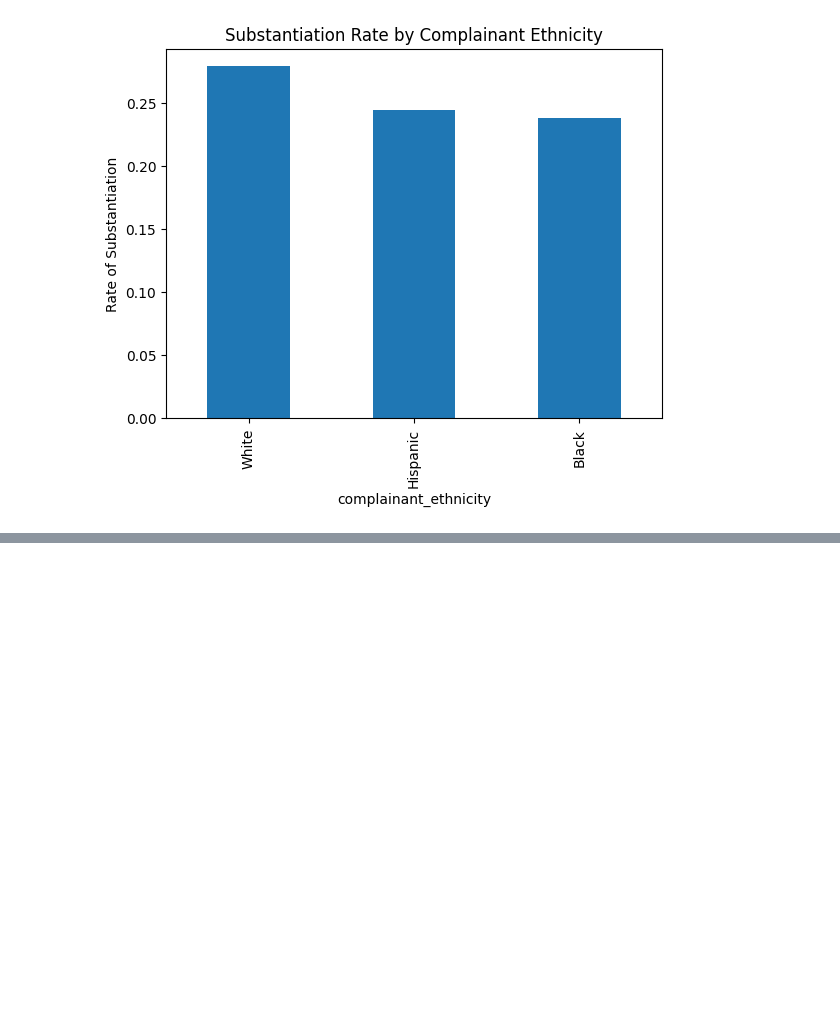
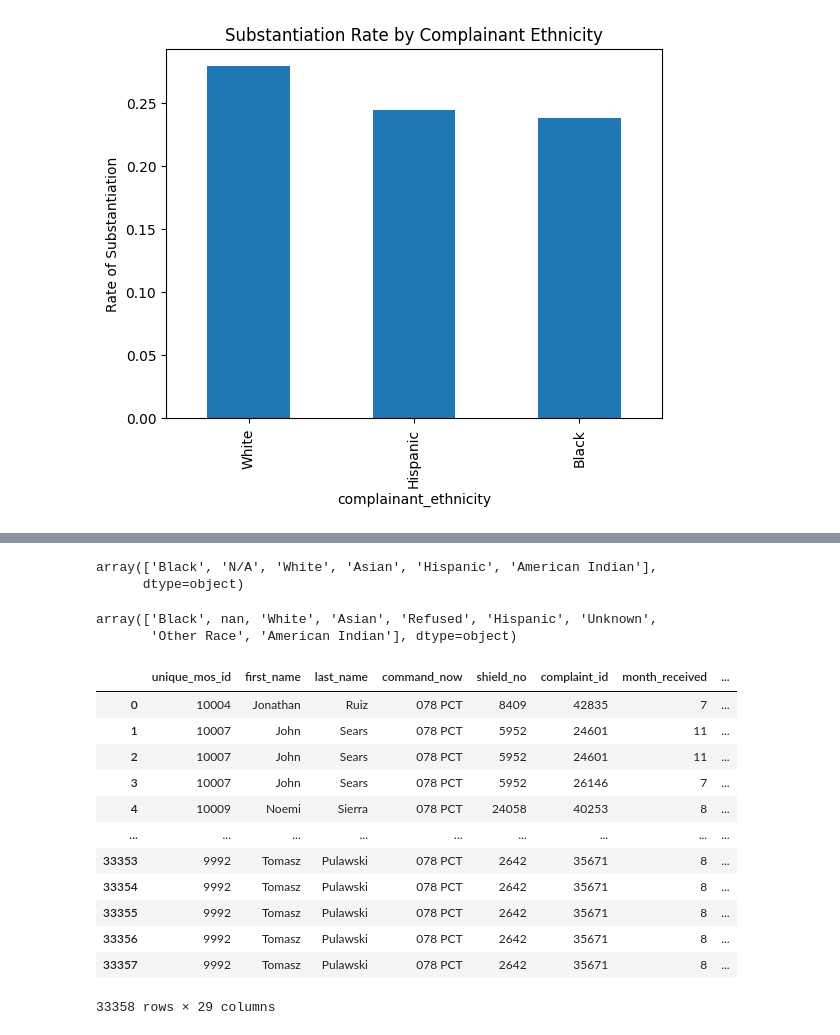
Before and after one commit to VuLe005/Dsc106-project2, a Jupyter notebook: nypd.ipynb, the cells around one changed output, grey strips where cells are left out. Drawn from its saved outputs; the diff is of its cells as text; code cells hidden in the pictures; blank space fills up the shorter version.

```diff
--- a/nypd.ipynb
+++ b/nypd.ipynb
@@ -276,0 +310,26 @@ plt.show()
+# %%
+allegations_eth_cln['complainant_ethnicity'].unique()
+# %% [output]
+array(['Black', 'N/A', 'White', 'Asian', 'Hispanic', 'American Indian'],
+      dtype=object)
+# %%
+allegations_eth_cln = allegations.copy()
+# %% [output]
+array(['Black', nan, 'White', 'Asian', 'Refused', 'Hispanic', 'Unknown',
+       'Other Race', 'American Indian'], dtype=object)
+# %%
+allegations
+# %% [output]
+|  | unique_mos_id | first_name | last_name | command_now | shield_no | complaint_id | month_received | ... |
+| 0 | 10004 | Jonathan | Ruiz | 078 PCT | 8409 | 42835 | 7 | ... |
+| 1 | 10007 | John | Sears | 078 PCT | 5952 | 24601 | 11 | ... |
+| 2 | 10007 | John | Sears | 078 PCT | 5952 | 24601 | 11 | ... |
+| 3 | 10007 | John | Sears | 078 PCT | 5952 | 26146 | 7 | ... |
+| 4 | 10009 | Noemi | Sierra | 078 PCT | 24058 | 40253 | 8 | ... |
+| ... | ... | ... | ... | ... | ... | ... | ... | ... |
+| 33353 | 9992 | Tomasz | Pulawski | 078 PCT | 2642 | 35671 | 8 | ... |
+| 33354 | 9992 | Tomasz | Pulawski | 078 PCT | 2642 | 35671 | 8 | ... |
+| 33355 | 9992 | Tomasz | Pulawski | 078 PCT | 2642 | 35671 | 8 | ... |
+| 33356 | 9992 | Tomasz | Pulawski | 078 PCT | 2642 | 35671 | 8 | ... |
+| 33357 | 9992 | Tomasz | Pulawski | 078 PCT | 2642 | 35671 | 8 | ... |
+33358 rows × 29 columns
```
Also changed, not shown: parts of 14 cells of this notebook, 3 other files.
